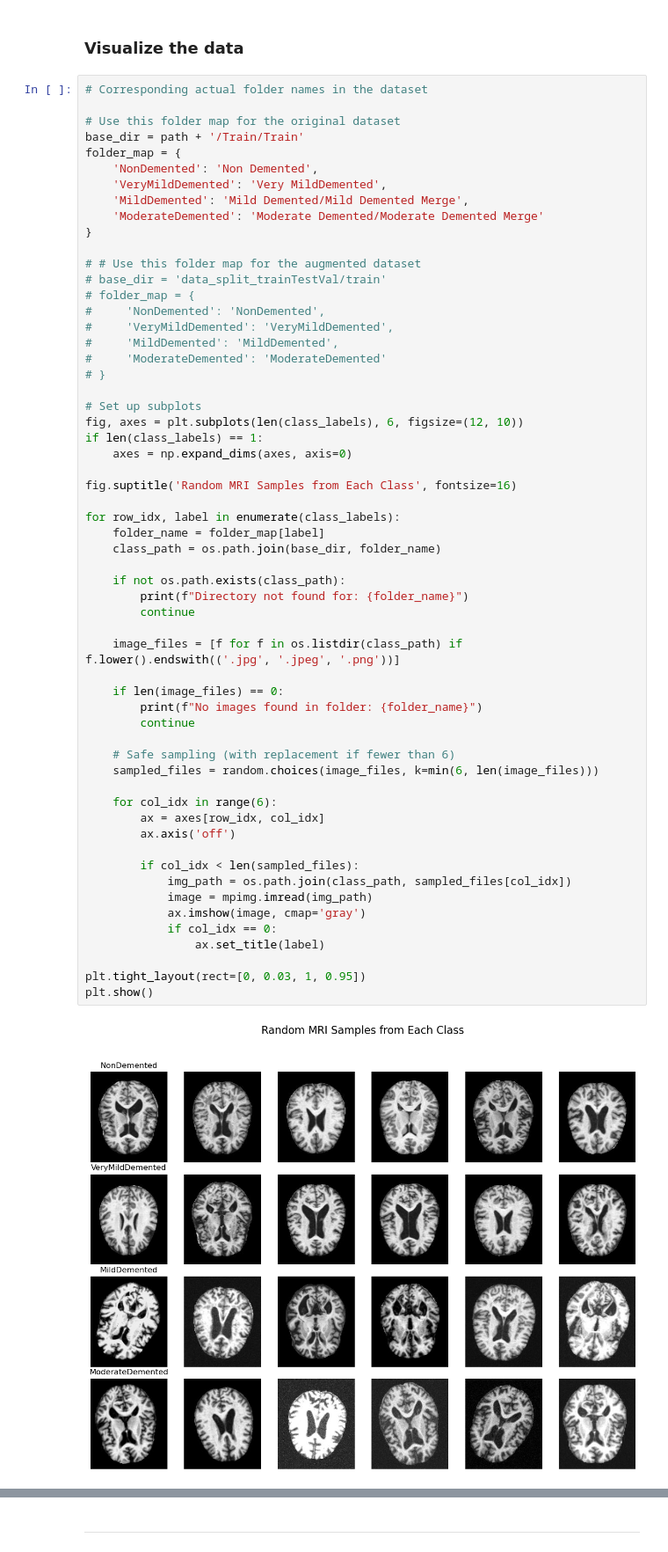
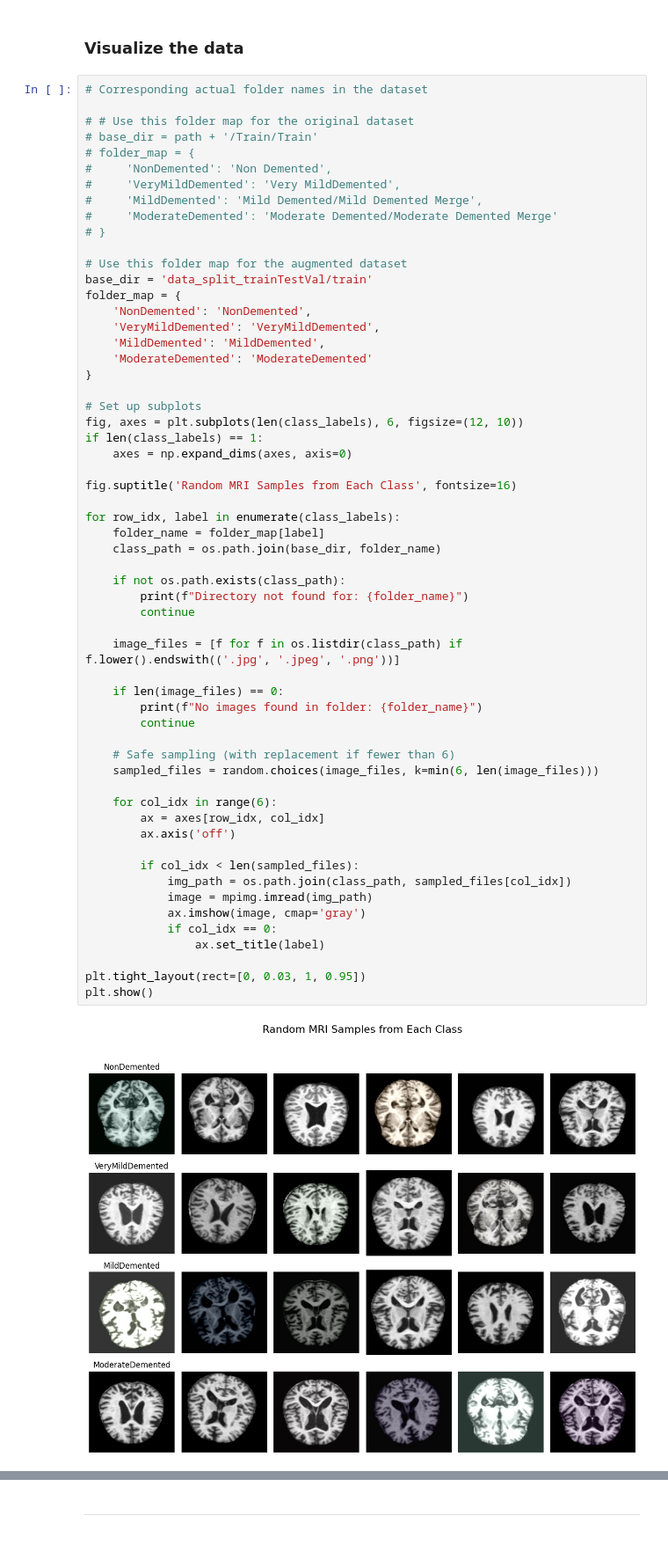
Before and after one commit to AIBC2024/Group2_Project3_AI_Chatbot, a Jupyter notebook: MRI_dementia_classification_CNN.ipynb, the cells around one changed output, grey strips where cells are left out. Shown at 88% size. Drawn from its saved outputs; the diff is of its cells as text.

```diff
--- a/MRI_dementia_classification_CNN.ipynb
+++ b/MRI_dementia_classification_CNN.ipynb
@@ -129,23 +135,23 @@ Found 960 images belonging to 4 classes.
 # %%
 # Corresponding actual folder names in the dataset
 
-# Use this folder map for the original dataset
-base_dir = path + '/Train/Train'
+# # Use this folder map for the original dataset
+# base_dir = path + '/Train/Train'
+# folder_map = {
+#     'NonDemented': 'Non Demented',
+#     'VeryMildDemented': 'Very MildDemented',
+#     'MildDemented': 'Mild Demented/Mild Demented Merge',
+#     'ModerateDemented': 'Moderate Demented/Moderate Demented Merge'
+# }
+
+# Use this folder map for the augmented dataset
+base_dir = 'data_split_trainTestVal/train'
 folder_map = {
-    'NonDemented': 'Non Demented',
-    'VeryMildDemented': 'Very MildDemented',
-    'MildDemented': 'Mild Demented/Mild Demented Merge',
-    'ModerateDemented': 'Moderate Demented/Moderate Demented Merge'
+    'NonDemented': 'NonDemented',
+    'VeryMildDemented': 'VeryMildDemented',
+    'MildDemented': 'MildDemented',
+    'ModerateDemented': 'ModerateDemented'
 }
-
-# # Use this folder map for the augmented dataset
-# base_dir = 'data_split_trainTestVal/train'
-# folder_map = {
-#     'NonDemented': 'NonDemented',
-#     'VeryMildDemented': 'VeryMildDemented',
-#     'MildDemented': 'MildDemented',
-#     'ModerateDemented': 'ModerateDemented'
-# }
 
 # Set up subplots
 fig, axes = plt.subplots(len(class_labels), 6, figsize=(12, 10))
@@ -158,34 +164,34 @@ for row_idx, label in enumerate(class_labels):
     folder_name = folder_map[label]
     class_path = os.path.join(base_dir, folder_name)
 
     if not os.path.exists(class_path):
         print(f"Directory not found for: {folder_name}")
         continue
 
     image_files = [f for f in os.listdir(class_path) if f.lower().endswith(('.jpg', '.jpeg', '.png'))]
 
     if len(image_files) == 0:
         print(f"No images found in folder: {folder_name}")
         continue
 
     # Safe sampling (with replacement if fewer than 6)
     sampled_files = random.choices(image_files, k=min(6, len(image_files)))
 
     for col_idx in range(6):
         ax = axes[row_idx, col_idx]
         ax.axis('off')
 
         if col_idx < len(sampled_files):
             img_path = os.path.join(class_path, sampled_files[col_idx])
             image = mpimg.imread(img_path)
             ax.imshow(image, cmap='gray')
             if col_idx == 0:
                 ax.set_title(label)
 
 plt.tight_layout(rect=[0, 0.03, 1, 0.95])
 plt.show()
 # %% [output]
-[figure, old version]
+[figure, new version]
 # %%
 # Check the class indices for each generator
 train_class_indices = train_generator.class_indices
```
Also changed, not shown: parts of 10 cells of this notebook, 1 other file.
